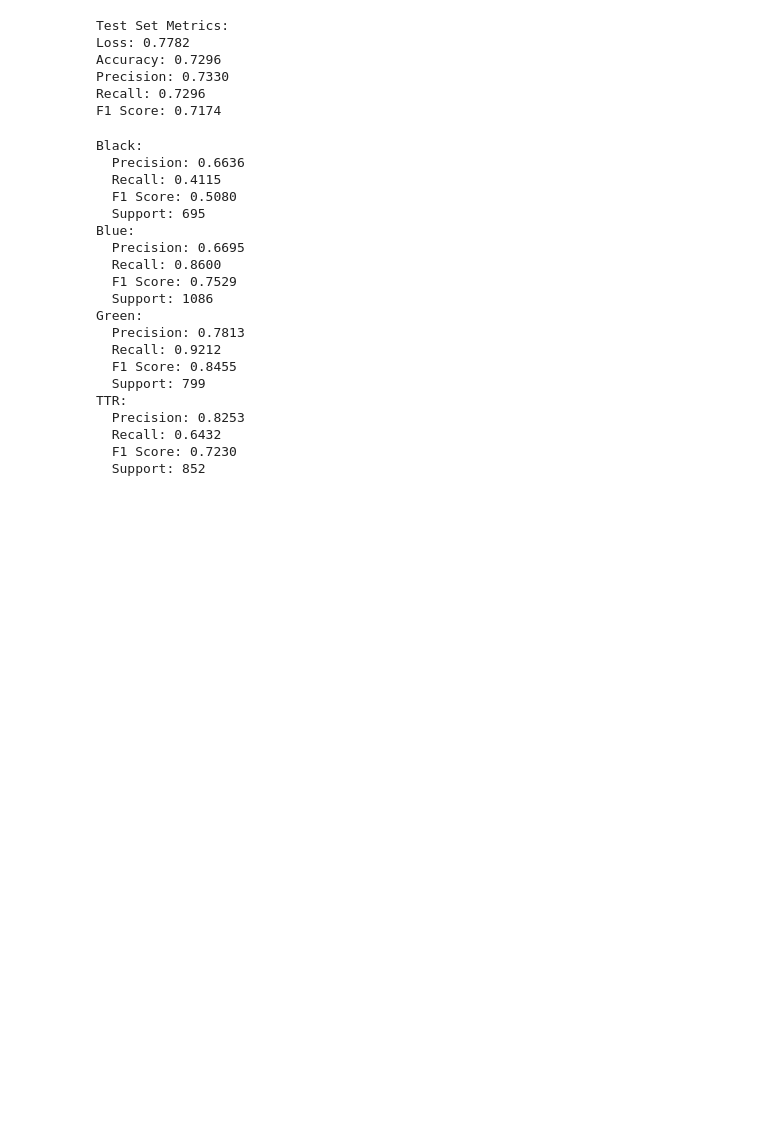
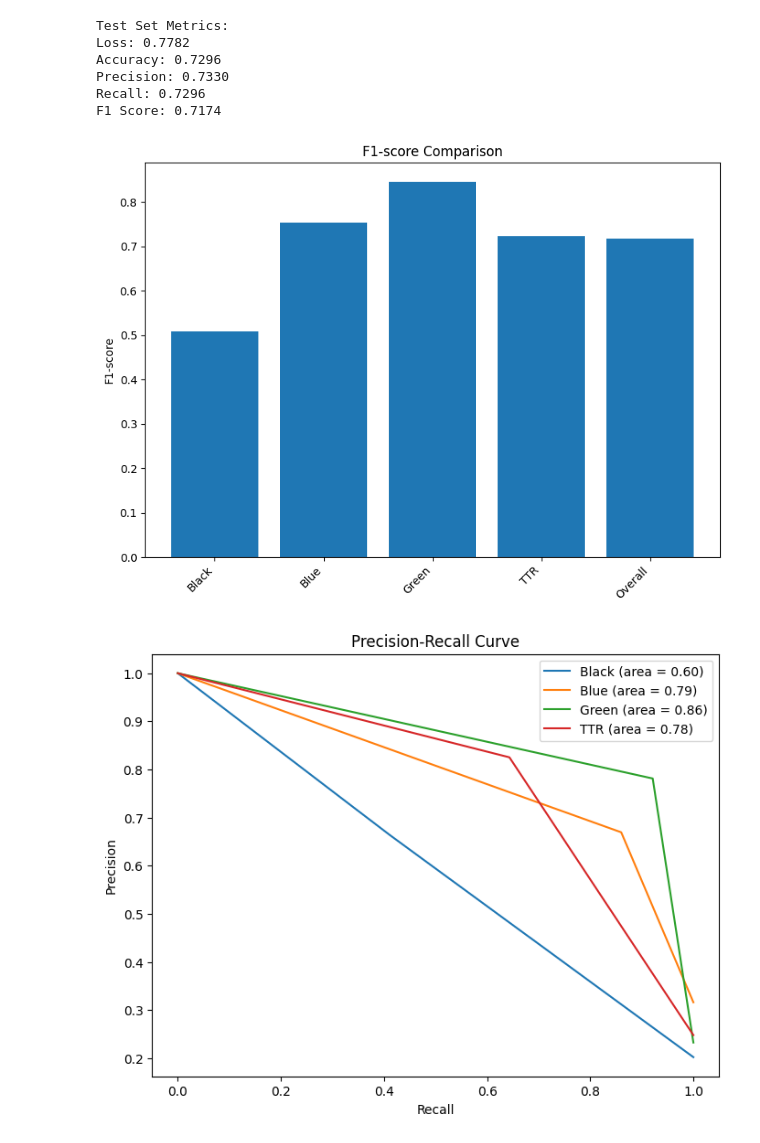
Before and after one commit to destinsaba/GarbageClassifier, a Jupyter notebook: predictionResults.ipynb, the cells around one changed output. Cells and saved outputs as stored; diff of their text form; code cells hidden in the pictures; blank space fills up the shorter version.

```diff
--- a/predictionResults.ipynb
+++ b/predictionResults.ipynb
@@ -16,11 +21,12 @@ from PIL import Image
 from transformers import DistilBertTokenizer, DistilBertModel
 from torchvision.models import ResNet18_Weights
 from sklearn.metrics import precision_recall_fscore_support
-from sklearn.metrics import confusion_matrix, roc_curve, auc
+from sklearn.metrics import confusion_matrix, roc_curve, auc, precision_recall_curve
+import matplotlib.pyplot as plt
 import seaborn as sns
 
 # Check if GPU is available
-device = torch.device('cuda:0' if torch.cuda.is_available() else 'cpu')
+device = torch.device('cuda' if torch.cuda.is_available() else 'cpu')
 print(device)
 # %% [output]
 cpu
@@ -228,38 +245,39 @@ Accuracy: 0.7296
 Precision: 0.7330
 Recall: 0.7296
 F1 Score: 0.7174
-# %%
-# Per-class metrics
-class_names = dataset['test'].dataset.classes
-
-precision, recall, f1, support = precision_recall_fscore_support(y_true, y_pred)
-for i, class_name in enumerate(class_names):
-    print(f"{class_name}:")
-    print(f"  Precision: {precision[i]:.4f}")
-    print(f"  Recall: {recall[i]:.4f}")
-    print(f"  F1 Score: {f1[i]:.4f}")
-    print(f"  Support: {support[i]}")
-# %% [output]
-Black:
-  Precision: 0.6636
-  Recall: 0.4115
-  F1 Score: 0.5080
-  Support: 695
-Blue:
-  Precision: 0.6695
-  Recall: 0.8600
-  F1 Score: 0.7529
-  Support: 1086
-Green:
-  Precision: 0.7813
-  Recall: 0.9212
-  F1 Score: 0.8455
-  Support: 799
-TTR:
-  Precision: 0.8253
-  Recall: 0.6432
-  F1 Score: 0.7230
-  Support: 852
+# %%
+# Per-class metrics
+class_names = dataset['test'].dataset.classes
+
+precision, recall, f1, support = precision_recall_fscore_support(y_true, y_pred)
+
+# Overall metrics
+overall_precision = test_metrics['precision']
+overall_recall = test_metrics['recall']
+overall_f1 = test_metrics['f1']
+
+# F1-score plot
+plt.figure(figsize=(8, 6))  # Adjust figure size as needed
+plt.bar(class_names + ['Overall'], list(f1) + [overall_f1])
+plt.ylabel('F1-score')
+plt.title('F1-score Comparison')
+plt.xticks(rotation=45, ha='right')  # Rotate x-axis labels
+plt.tight_layout()
+plt.show()
+
+# Precision-Recall curve
+plt.figure(figsize=(8, 6))  # Adjust figure size as needed
+for i in range(len(class_names)):
+    precision_i, recall_i, _ = precision_recall_curve(np.array(y_true) == i, np.array(y_pred) == i)
+    plt.plot(recall_i, precision_i, label=f'{class_names[i]} (area = {auc(recall_i, precision_i):.2f})')
+    plt.xlabel('Recall')
+    plt.ylabel('Precision')
+    plt.title('Precision-Recall Curve')
+    plt.legend(loc="upper right")
+plt.show()
+# %% [output]
+[figure, added]
+[figure, added]
 # %%
 # Confusion matrix
 cm = confusion_matrix(y_true, y_pred)
```
Also changed, not shown: parts of 12 cells of this notebook.
